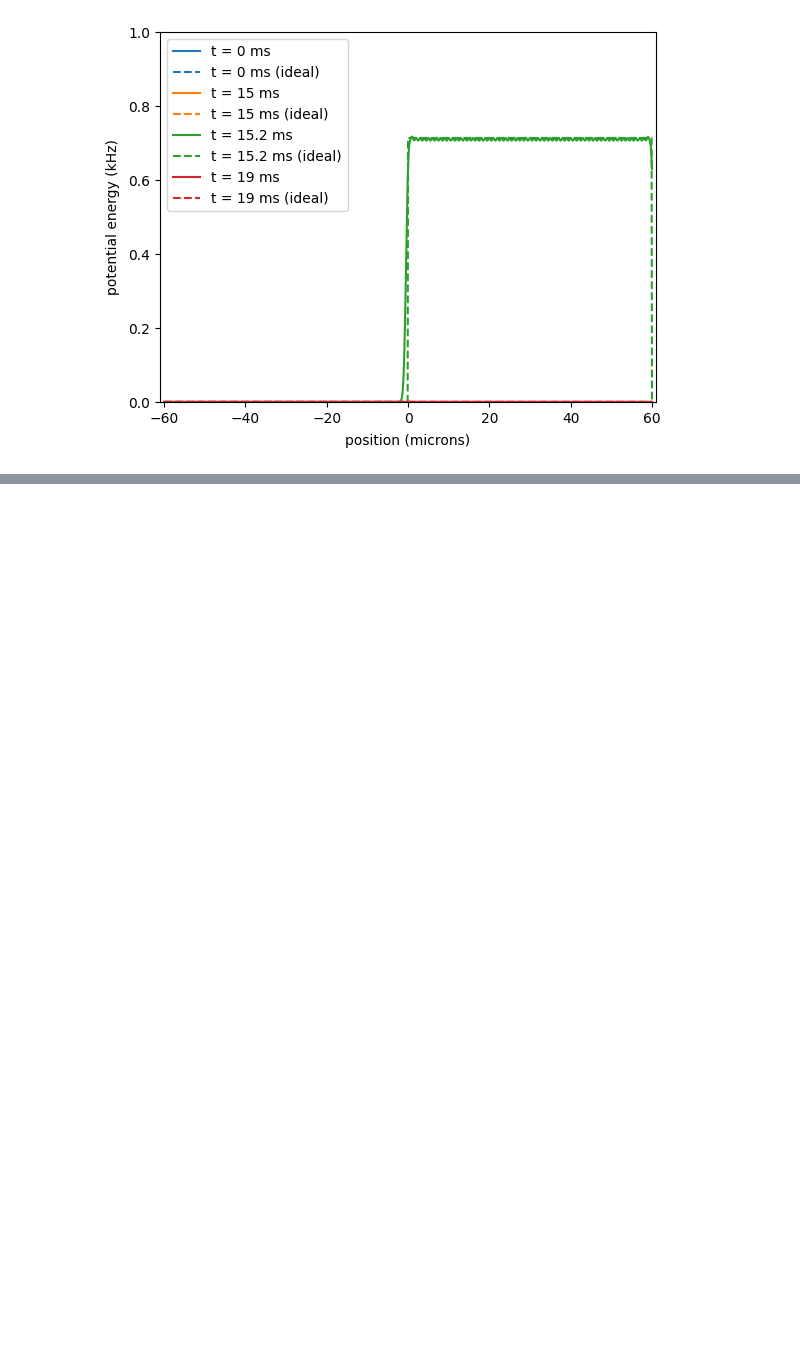
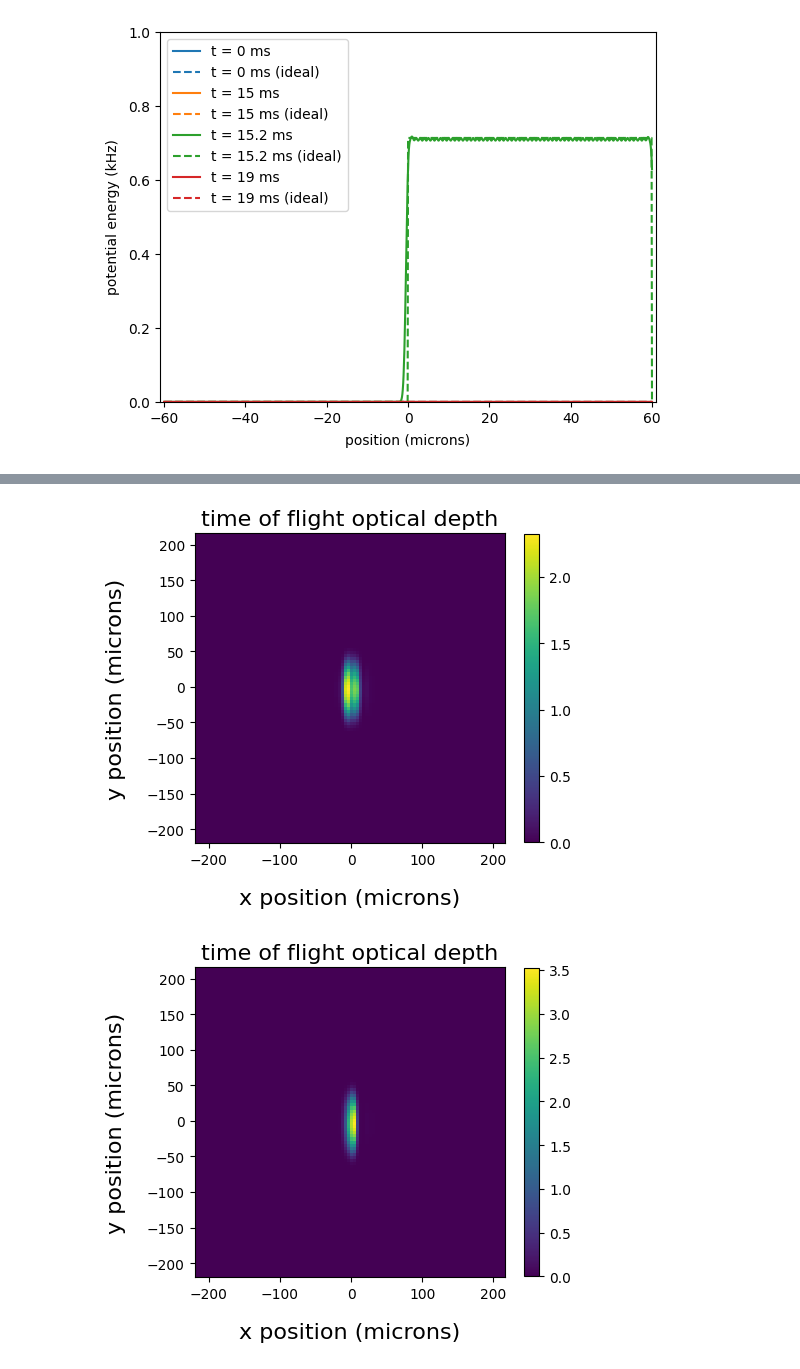
Before and after one commit to JoshDumo/BEConOqtant, a Jupyter notebook: Solitons/FritschSolitons/FritschSolitonDemo.ipynb, the cells around one changed output, grey strips where cells are left out. Cells and saved outputs as stored; diff of their text form; code cells hidden in the pictures; blank space fills up the shorter version.

Commit message:
[Solitons] Update demo book.

```diff
--- a/Solitons/FritschSolitons/FritschSolitonDemo.ipynb
+++ b/Solitons/FritschSolitons/FritschSolitonDemo.ipynb
@@ -51,0 +54,3 @@ norm_matter.name
+# %%
+hold_times = np.arange(0, 20, 2)
+hold_times
@@ -51,0 +59,2 @@ norm_matter.name
+# %%
+hold_time_exp_matters = [FritschSolitonMatter(qmf, hold_time=float(ht), matter_name="hold_time_" + str(ht)).get_matter() for ht in hold_times]
@@ -51,0 +104,6 @@ norm_matter.name
+# %%
+for matter in hold_time_exp_matters:
+    matter.output.plot_tof(figsize=(5, 5))
+# %% [output]
+[figure, added]
+[figure, added]
```
Also changed, not shown: parts of 8 cells of this notebook.
